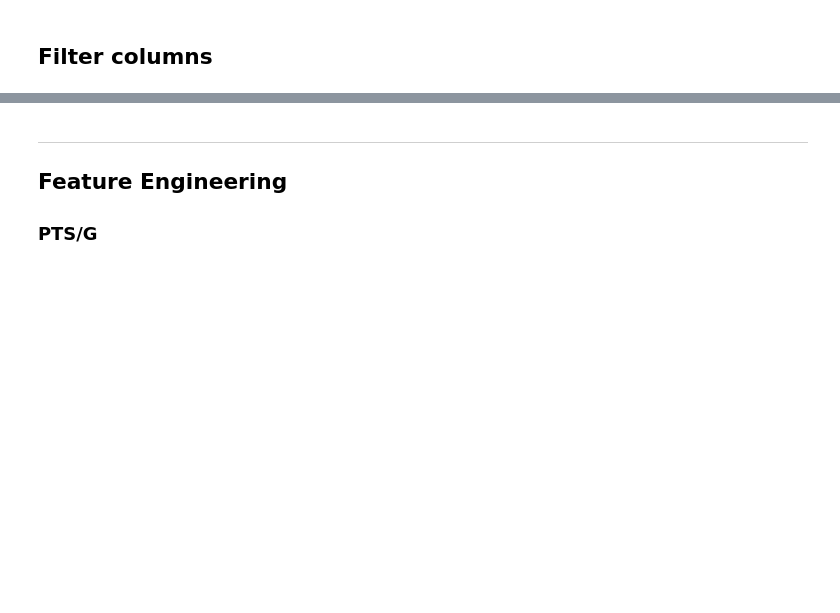
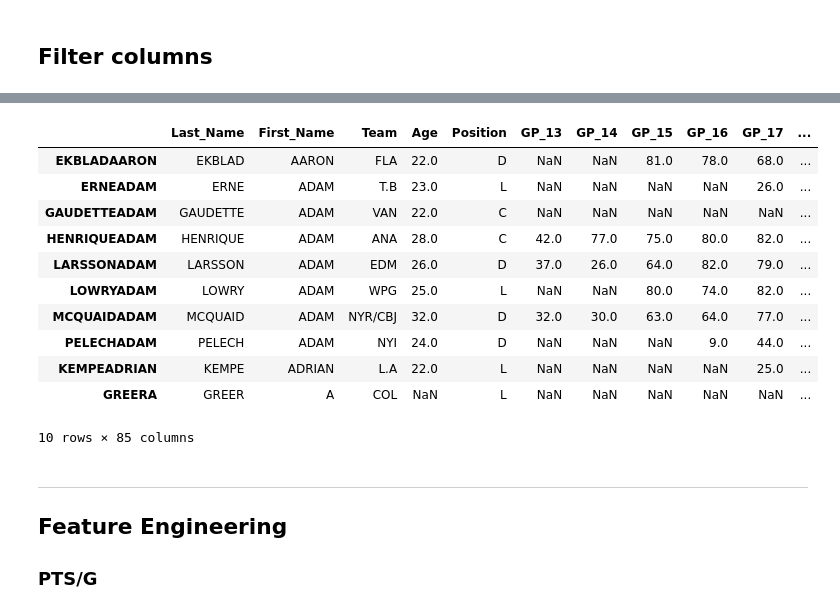
Before and after one commit to noiseux1523/NHL-Player-Projection, a Jupyter notebook: notebooks/Pool-Dataset.ipynb, the cells around one changed output, grey strips where cells are left out. Saved outputs shown, nothing was run; the diff lists cells and outputs as text; code cells hidden in the pictures; blank space fills up the shorter version.

```diff
--- a/notebooks/Pool-Dataset.ipynb
+++ b/notebooks/Pool-Dataset.ipynb
@@ -422,5 +526,0 @@ nhl.head()
-# %%
-# Rename columns
-nhl.rename(columns={'Age_18': 'Age', 'Last Name_18': 'Last_Name', 'First Name_18': 'First_Name', 'Team_18': 'Team',
-                    'Position_18': 'Position', 'Star_18': 'Star',
-                    'TOI/GP_17pp': 'PPTOI/GP_17', 'TOI/GP_18pp': 'PPTOI/GP_18'}, inplace=True)
@@ -442,0 +606,4 @@ Index(['Last_Name', 'First_Name', 'Team', 'Age', 'Position', 'GP_13', 'GP_14',
+# %%
+nhl_contracts = pd.concat([nhl_att_contracts, nhl_def_contracts], sort=True)
+
+nhl = nhl.join(nhl_contracts['END'])
@@ -443,3 +673,35 @@ Index(['Last_Name', 'First_Name', 'Team', 'Age', 'Position', 'GP_13', 'GP_14',
+# %%
+nhl = nhl[['Last_Name', 'First_Name', 'Team', 'Age', 'Position', 'GP_13', 'GP_14',
+       'GP_15', 'GP_16', 'GP_17', 'GP_18', 'GP_19', 'G_13', 'G_14', 'G_15',
+       'G_16', 'G_17', 'G_18', 'G_19', 'A_13', 'A_14', 'A_15', 'A_16', 'A_17',
+       'A_18', 'A_19', 'PTS_13', 'PTS_14', 'PTS_15', 'PTS_16', 'PTS_17',
+       'PTS_18', 'PTS_19', 'Sh%_13', 'Sh%_14', 'Sh%_15', 'Sh%_16', 'Sh%_17',
+       'Sh%_18', 'SH%_19', 'iSF_13', 'iSF_14', 'iSF_15', 'iSF_16', 'iSF_17',
+       'iSF_18', 'TOI/G_13', 'TOI/G_14', 'TOI/G_15', 'TOI/G_16', 'TOI/G_17',
+       'TOI/G_18', 'TOI/GP_19', 'PPTOI/GP_17', 'PPTOI/GP_18', 'PPTOI/GP_19',
+       'ZS%_18', 'ZS%_19', 'GC_18', 'SCF_17', 'SCF_18', 'GS/G_17', 'GS/G_18',
+       'GS/G_19', 'OWAR_18', 'OPS_17', 'OPS_18', 'PDO_17', 'PDO_18', 'PDO_19',
+       'iCF_17', 'iCF_18', 'iCF_19', 'iFF_17', 'iFF_18', 'Star_18',
+       'Salary_18', 'Cap Cost_13', 'Cap Cost_14', 'Cap Cost_15', 'Cap Hit_16',
+       'Cap Hit_17', 'Cap Hit_18', 'Cap_Hit', 'END']]
+nhl.head(10)
+
+nhl['Team'] = nhl['Team'].apply(lambda tm: str(tm).split('/')[-1])
+
+nhl = nhl[nhl.index != 'NANNAN']
+# %% [output]
+|  | Last_Name | First_Name | Team | Age | Position | GP_13 | GP_14 | GP_15 | GP_16 | GP_17 | ... |
+| EKBLADAARON | EKBLAD | AARON | FLA | 22.0 | D | NaN | NaN | 81.0 | 78.0 | 68.0 | ... |
+| ERNEADAM | ERNE | ADAM | T.B | 23.0 | L | NaN | NaN | NaN | NaN | 26.0 | ... |
+| GAUDETTEADAM | GAUDETTE | ADAM | VAN | 22.0 | C | NaN | NaN | NaN | NaN | NaN | ... |
+| HENRIQUEADAM | HENRIQUE | ADAM | ANA | 28.0 | C | 42.0 | 77.0 | 75.0 | 80.0 | 82.0 | ... |
+| LARSSONADAM | LARSSON | ADAM | EDM | 26.0 | D | 37.0 | 26.0 | 64.0 | 82.0 | 79.0 | ... |
+| LOWRYADAM | LOWRY | ADAM | WPG | 25.0 | L | NaN | NaN | 80.0 | 74.0 | 82.0 | ... |
+| MCQUAIDADAM | MCQUAID | ADAM | NYR/CBJ | 32.0 | D | 32.0 | 30.0 | 63.0 | 64.0 | 77.0 | ... |
+| PELECHADAM | PELECH | ADAM | NYI | 24.0 | D | NaN | NaN | NaN | 9.0 | 44.0 | ... |
+| KEMPEADRIAN | KEMPE | ADRIAN | L.A | 22.0 | L | NaN | NaN | NaN | NaN | 25.0 | ... |
+| GREERA | GREER | A | COL | NaN | L | NaN | NaN | NaN | NaN | NaN | ... |
+10 rows × 85 columns
 # %% [markdown]
 ---
 ## Feature Engineering
```
Also changed, not shown: parts of 156 cells of this notebook, 8 other files.
